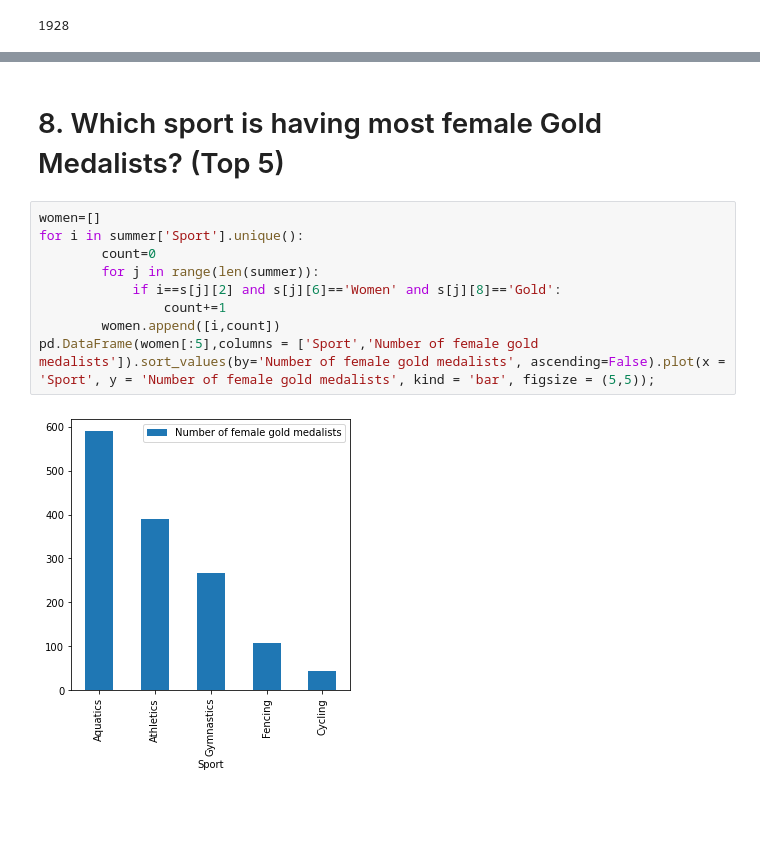
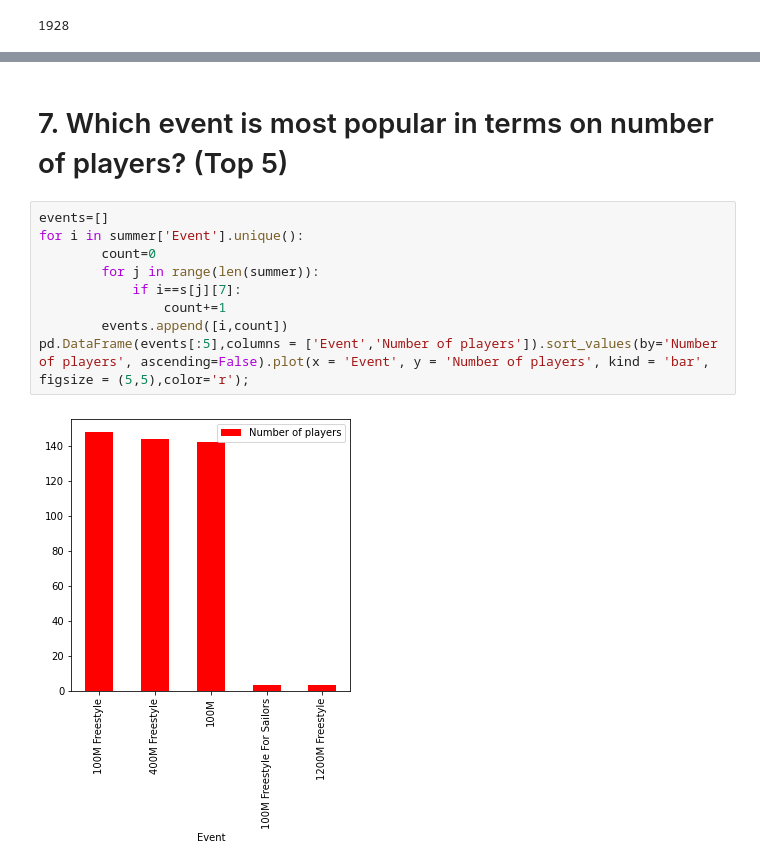
Before and after one commit to darkwolf29801/Skill-india-internship, a Jupyter notebook: Summer Olympics - Balaji E.ipynb, the cells around one changed output, grey strips where cells are left out. Saved outputs shown, nothing was run; the diff lists cells and outputs as text; blank space fills up the shorter version.

Commit message:
Add files via upload
Here is the submission for summer olympics assignment.

```diff
--- a/Summer Olympics - Balaji E.ipynb
+++ b/Summer Olympics - Balaji E.ipynb
@@ -86,13 +73,13 @@ pd.DataFrame(events[:5],columns = ['Event','Number of players']).sort_values(by=
-# %% [markdown]
-# 8. Which sport is having most female Gold Medalists? (Top 5)
-# %%
-women=[]
-for i in summer['Sport'].unique():
-        count=0
-        for j in range(len(summer)):
-            if i==s[j][2] and s[j][6]=='Women' and s[j][8]=='Gold':
-                count+=1
-        women.append([i,count])
-pd.DataFrame(women[:5],columns = ['Sport','Number of female gold medalists']).sort_values(by='Number of female gold medalists', ascending=False).plot(x = 'Sport', y = 'Number of female gold medalists', kind = 'bar', figsize = (5,5));
-# %% [output]
-[figure, removed]
+# %% [markdown]
+# 7. Which event is most popular in terms on number of players? (Top 5)
+# %%
+events=[]
+for i in summer['Event'].unique():
+        count=0
+        for j in range(len(summer)):
+            if i==s[j][7]:
+                count+=1
+        events.append([i,count])
+pd.DataFrame(events[:5],columns = ['Event','Number of players']).sort_values(by='Number of players', ascending=False).plot(x = 'Event', y = 'Number of players', kind = 'bar', figsize = (5,5),color='r');
+# %% [output]
+[figure, added]
```
Also changed, not shown: parts of 7 cells of this notebook, 1 other file.
